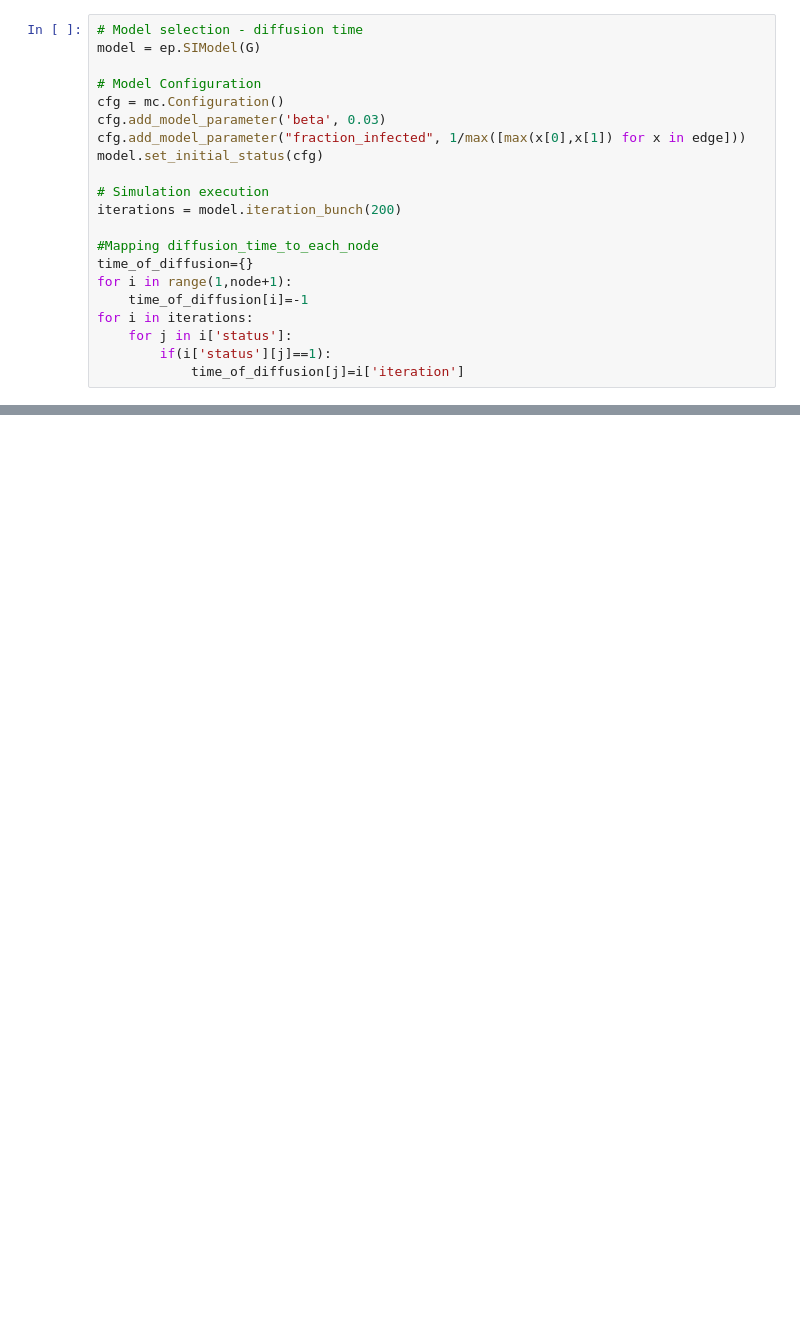
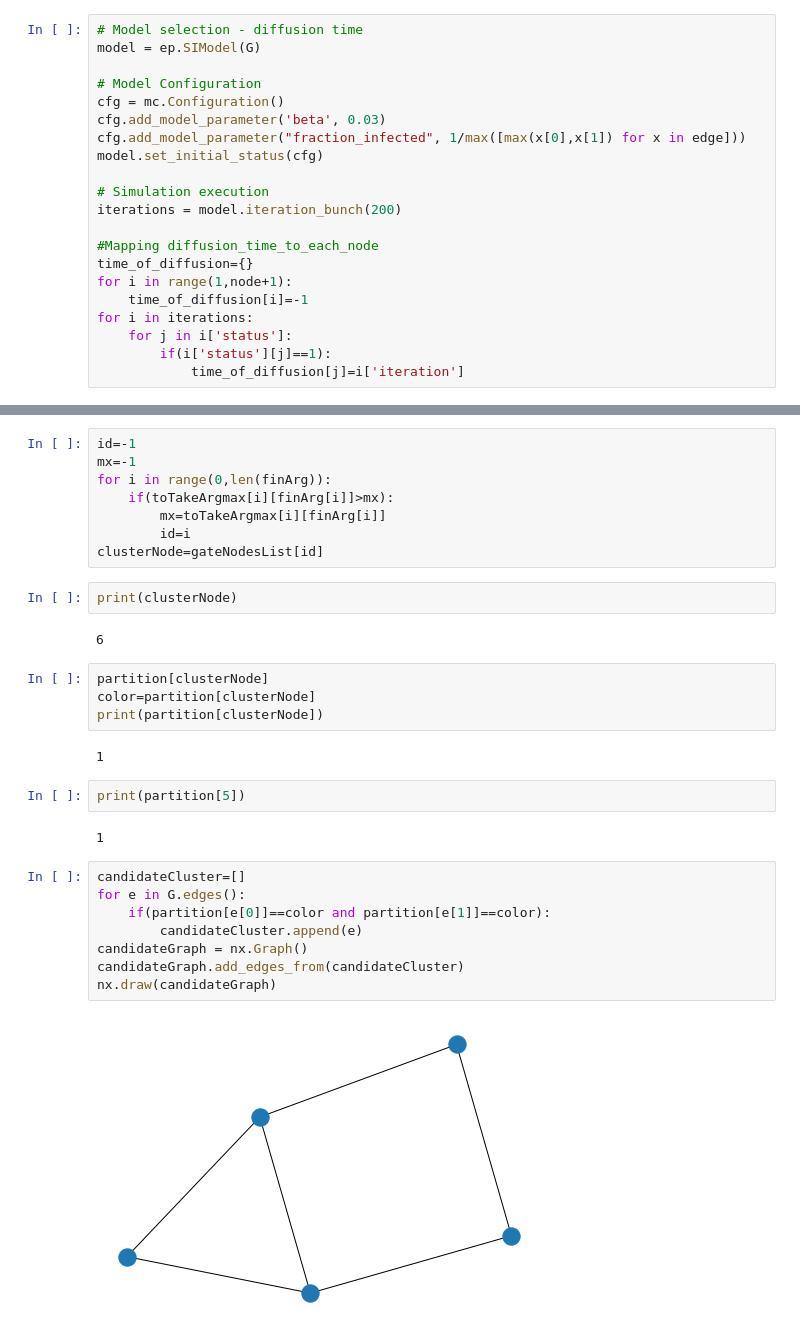
Before and after one commit to kehsihba19/Rumour-Detection, a Jupyter notebook: FINAL WORK.ipynb, the cells around one changed output, grey strips where cells are left out. Cells and saved outputs as stored; diff of their text form; blank space fills up the shorter version.

```diff
--- a/FINAL WORK.ipynb
+++ b/FINAL WORK.ipynb
@@ -330,0 +325,32 @@ print(allDiffusionTime)
+# %%
+id=-1
+mx=-1
+for i in range(0,len(finArg)):
+    if(toTakeArgmax[i][finArg[i]]>mx):
+        mx=toTakeArgmax[i][finArg[i]]
+        id=i
+clusterNode=gateNodesList[id]
+# %%
+print(clusterNode)
+# %% [output]
+6
+# %%
+partition[clusterNode]
+color=partition[clusterNode]
+print(partition[clusterNode])
+# %% [output]
+1
+# %%
+print(partition[5])
+# %% [output]
+1
+# %%
+candidateCluster=[]
+for e in G.edges():
+    if(partition[e[0]]==color and partition[e[1]]==color):
+        candidateCluster.append(e)
+candidateGraph = nx.Graph()
+candidateGraph.add_edges_from(candidateCluster)
+nx.draw(candidateGraph)
+# %% [output]
+[figure, added]
```
Also changed, not shown: parts of 14 cells of this notebook.
